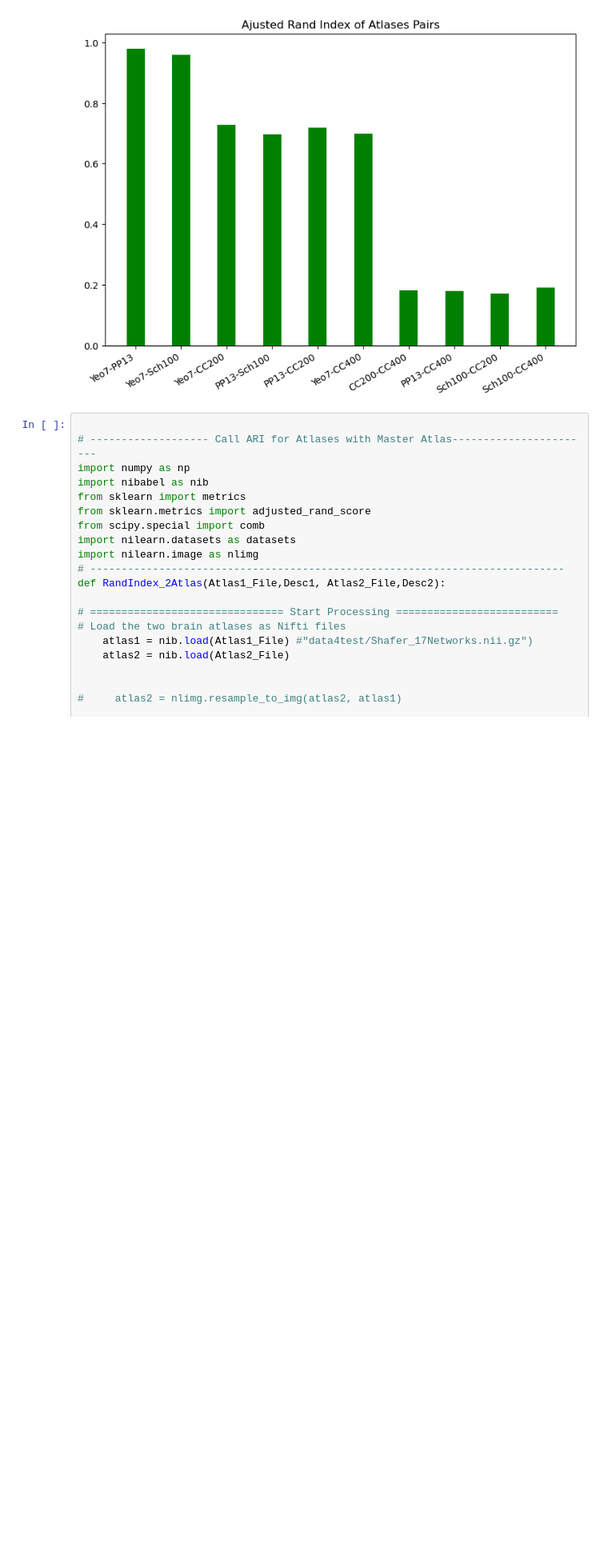
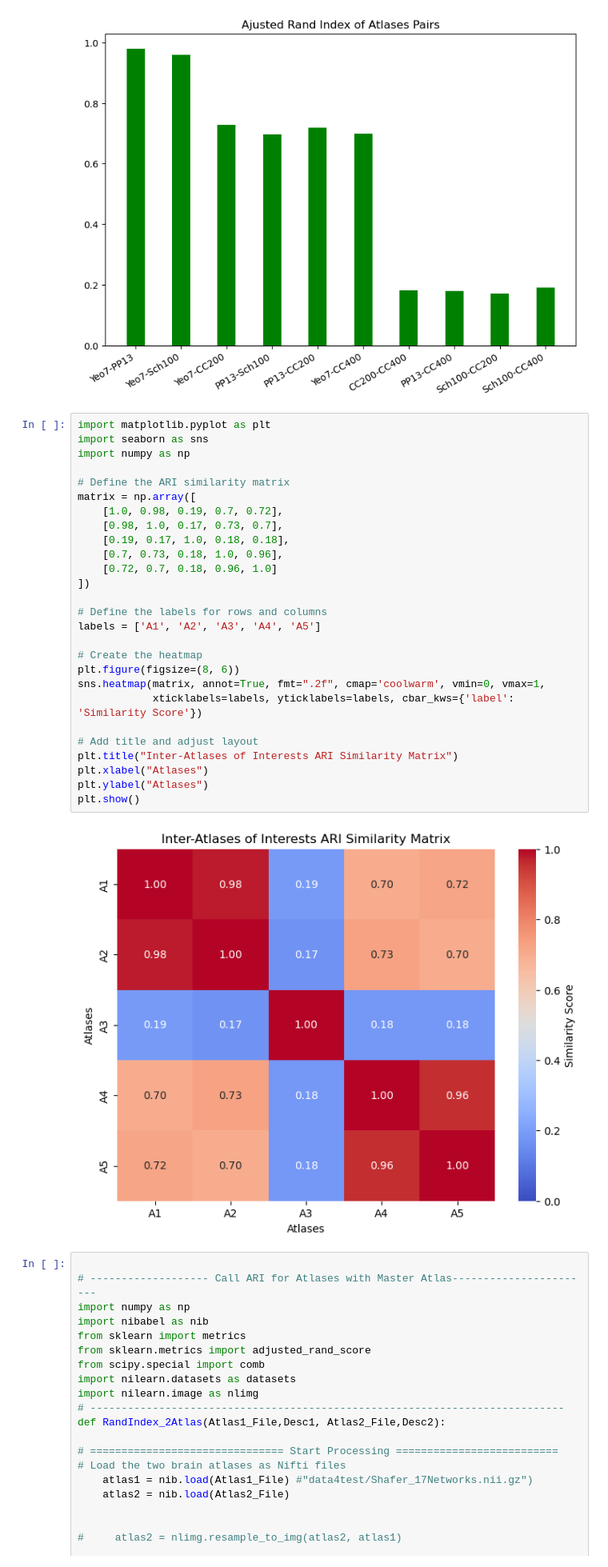
Before and after one commit to DaliaAHadi/HexaNet-Brain-Reference, a Jupyter notebook: ARI_OK.ipynb, the cells around one changed output. Shown: that part at 80% size. Saved outputs shown, nothing was run; the diff lists cells and outputs as text; blank space fills up the shorter version.

```diff
--- a/ARI_OK.ipynb
+++ b/ARI_OK.ipynb
@@ -228,6 +228,35 @@ fig.savefig('ARI.jpg')
 # //--------------------------------------------------------------------
 # %% [output]
 [figure]
+# %%
+import matplotlib.pyplot as plt
+import seaborn as sns
+import numpy as np
+
+# Define the ARI similarity matrix
+matrix = np.array([
+    [1.0, 0.98, 0.19, 0.7, 0.72],
+    [0.98, 1.0, 0.17, 0.73, 0.7],
+    [0.19, 0.17, 1.0, 0.18, 0.18],
+    [0.7, 0.73, 0.18, 1.0, 0.96],
+    [0.72, 0.7, 0.18, 0.96, 1.0]
+])
+
+# Define the labels for rows and columns
+labels = ['A1', 'A2', 'A3', 'A4', 'A5']
+
+# Create the heatmap
+plt.figure(figsize=(8, 6))
+sns.heatmap(matrix, annot=True, fmt=".2f", cmap='coolwarm', vmin=0, vmax=1,
+            xticklabels=labels, yticklabels=labels, cbar_kws={'label': 'Similarity Score'})
+
+# Add title and adjust layout
+plt.title("Inter-Atlases of Interests ARI Similarity Matrix")
+plt.xlabel("Atlases")
+plt.ylabel("Atlases")
+plt.show()
+# %% [output]
+[figure, added]
 # %%
 
 # ------------------- Call ARI for Atlases with Master Atlas-----------------------
```
